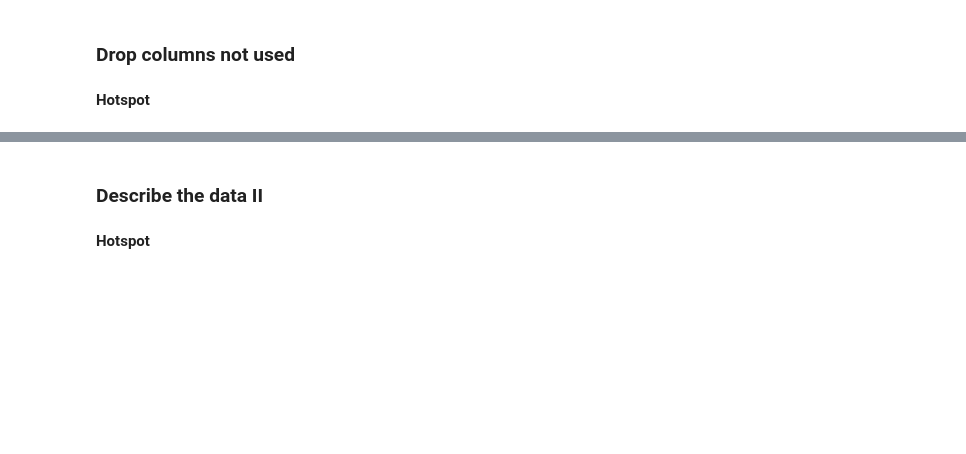
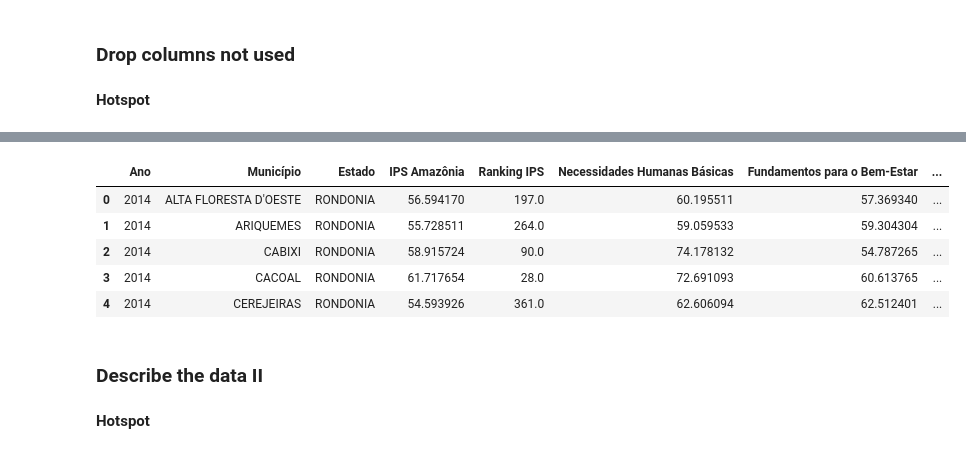
Before and after one commit to faustofcjr/amazon-social-progress, a Jupyter notebook: notebook.ipynb, the cells around one changed output, grey strips where cells are left out. Drawn from its saved outputs; the diff is of its cells as text; code cells hidden in the pictures; blank space fills up the shorter version.

Commit message:
Standardize Country State Names Standardize Cities Names Drop columns not used

```diff
--- a/notebook.ipynb
+++ b/notebook.ipynb
@@ -210,0 +265,9 @@ get_pct_missing_data(spi_df)
+# %%
+# Get full name of state
+spi_df["Estado"] = spi_df["Estado"].apply(get_long_name_state)
+
+# Remove special characteres
+spi_df["Estado"] = spi_df["Estado"].apply(purge_spec_chars)
+
+# Capitalize the name
+spi_df["Estado"] = spi_df["Estado"].apply(lambda x: x.upper())
@@ -211,3 +278,9 @@ get_pct_missing_data(spi_df)
+# %%
+# Remove special characteres
+spi_df["Município"] = spi_df["Município"].apply(purge_spec_chars)
+
+# Capitalize the name
+spi_df["Município"] = spi_df["Município"].apply(lambda x: x.upper())
 # %% [markdown]
 ### Parse datehour of string to date
 # %% [markdown]
@@ -232,4 +306,4 @@ hotspot_df.loc[hotspot_df["diasemchuva"] < 0, "diasemchuva"] = 0
 # %% [markdown]
 __Amazon SPI__
 # %%
-spi_df.dropna(subset=["cibge", "municipio", "estado", "ips"], inplace=True)
+spi_df.dropna(subset=["Município", "Estado", "IPS Amazônia"], inplace=True)
@@ -253,5 +310,3 @@ def purge_spec_chars(word):
-# %%
-spi_df.municipio = spi_df.municipio.apply(purge_spec_chars)
 # %% [markdown]
 ### Fill in missing values (e.g., with zero, mean, median...) or drop their rows (or columns)
 # %% [markdown]
@@ -271,3 +353,19 @@ hotspot_df.head()
+# %%
+spi_df = spi_df[[
+    "Ano", "Município","Estado","IPS Amazônia","Ranking IPS",
+    "Necessidades Humanas Básicas", "Fundamentos para o Bem-Estar","Oportunidades", # 3 Dimensions
+    "Nutrição e cuidados médicos básicos","Água e saneamento","Moradia","Segurança pessoal", # Necessidades Humanas Básicas components
+    "Acesso ao conhecimento básico", "Acesso à informação e comunicação","Saúde e bem-estar","Qualidade do meio ambiente", # Fundamentos para o Bem-Estar components
+    "Direitos individuais","Liberdade individual e de escolha","Tolerância e inclusão","Acesso à educação superior" # Oportunidades components
+]]
+spi_df.head()
+# %% [output]
+|  | Ano | Município | Estado | IPS Amazônia | Ranking IPS | Necessidades Humanas Básicas | Fundamentos para o Bem-Estar | ... |
+| 0 | 2014 | ALTA FLORESTA D'OESTE | RONDONIA | 56.594170 | 197.0 | 60.195511 | 57.369340 | ... |
+| 1 | 2014 | ARIQUEMES | RONDONIA | 55.728511 | 264.0 | 59.059533 | 59.304304 | ... |
+| 2 | 2014 | CABIXI | RONDONIA | 58.915724 | 90.0 | 74.178132 | 54.787265 | ... |
+| 3 | 2014 | CACOAL | RONDONIA | 61.717654 | 28.0 | 72.691093 | 60.613765 | ... |
+| 4 | 2014 | CEREJEIRAS | RONDONIA | 54.593926 | 361.0 | 62.606094 | 62.512401 | ... |
 # %% [markdown]
 ### Describe the data II
 # %% [markdown]
```
Also changed, not shown: parts of 22 cells of this notebook, 2 other files.
